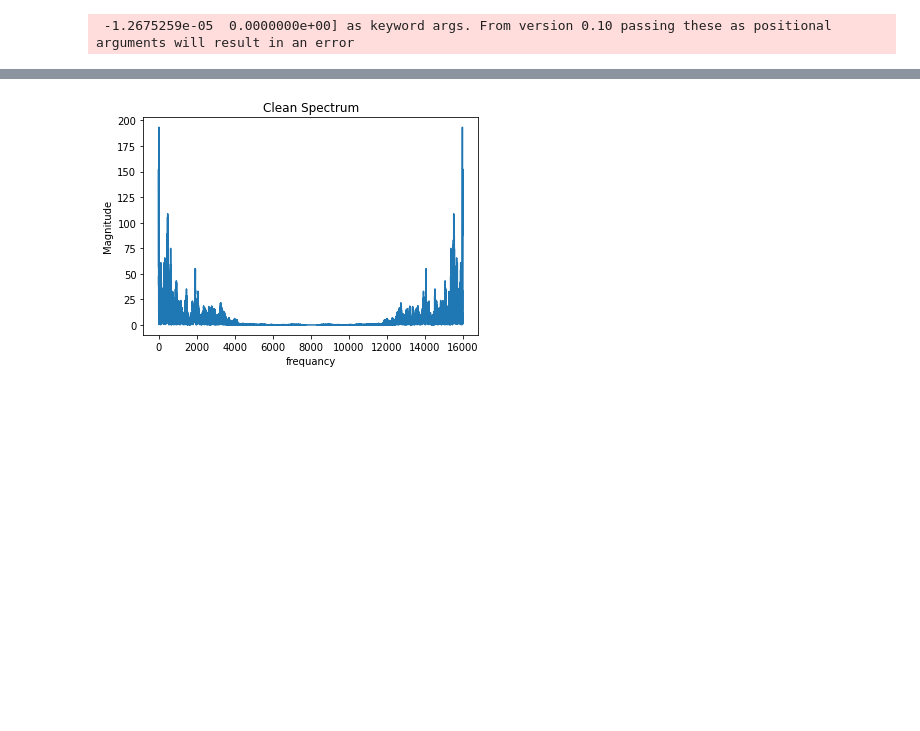
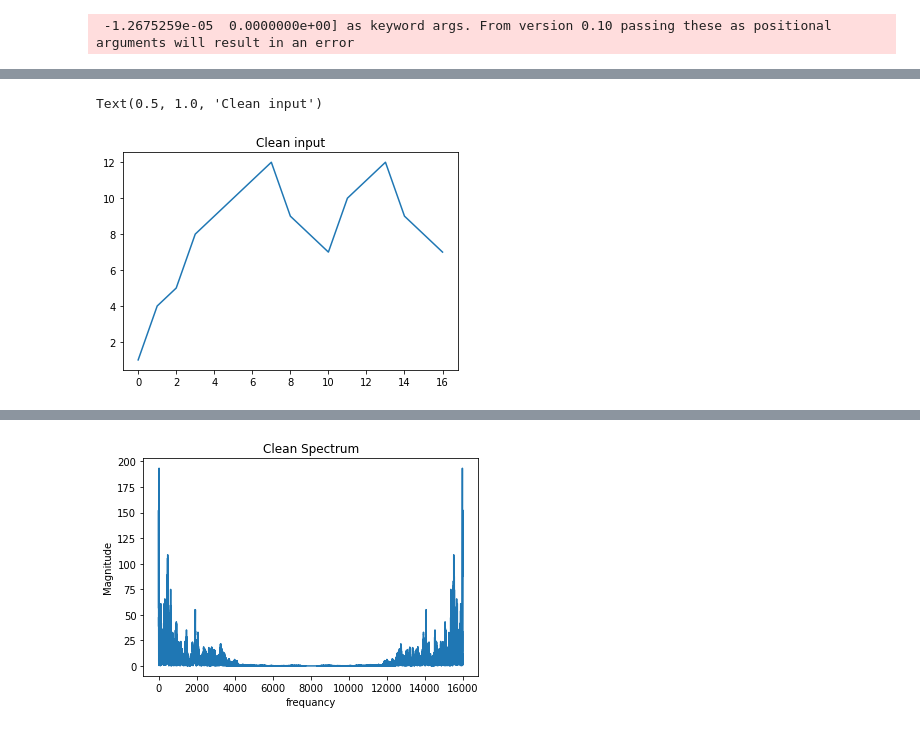
Before and after one commit to EnesErcin/Recursive_Least-Squares_Algorithm, a Jupyter notebook: By using Python/Parametric Least Squares Algorithm/BasicAdaptiveFilter.ipynb, the cells around one changed output, grey strips where cells are left out. Saved outputs shown, nothing was run; the diff lists cells and outputs as text; code cells hidden in the pictures; blank space fills up the shorter version.

```diff
--- a/By using Python/Parametric Least Squares Algorithm/RecursiveLeastSquares.ipynb
+++ b/By using Python/Parametric Least Squares Algorithm/BasicAdaptiveFilter.ipynb
@@ -55,0 +167,6 @@ Audio(data=Noisy_Data , rate=samplerate)
+# %%
+plt.plot(data)
+plt.title("Clean input")
+# %% [output]
+Text(0.5, 1.0, 'Clean input')
+[figure, added]
```
Also changed, not shown: parts of 37 cells of this notebook.
